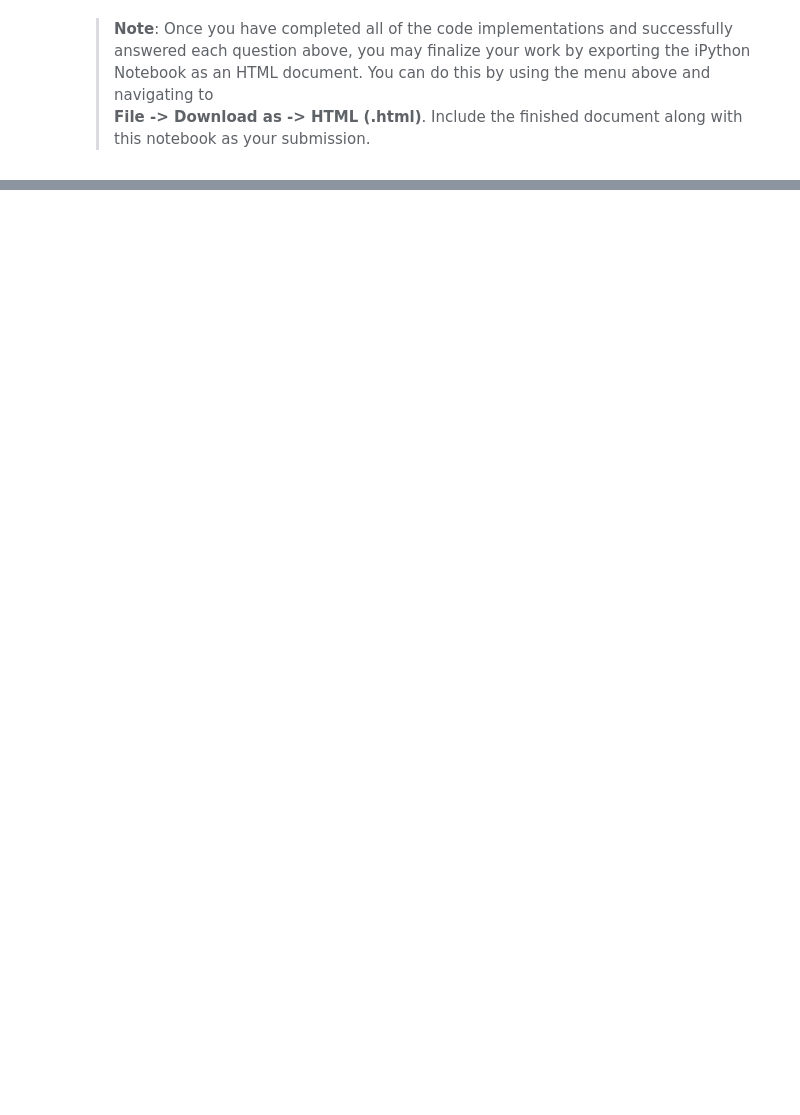
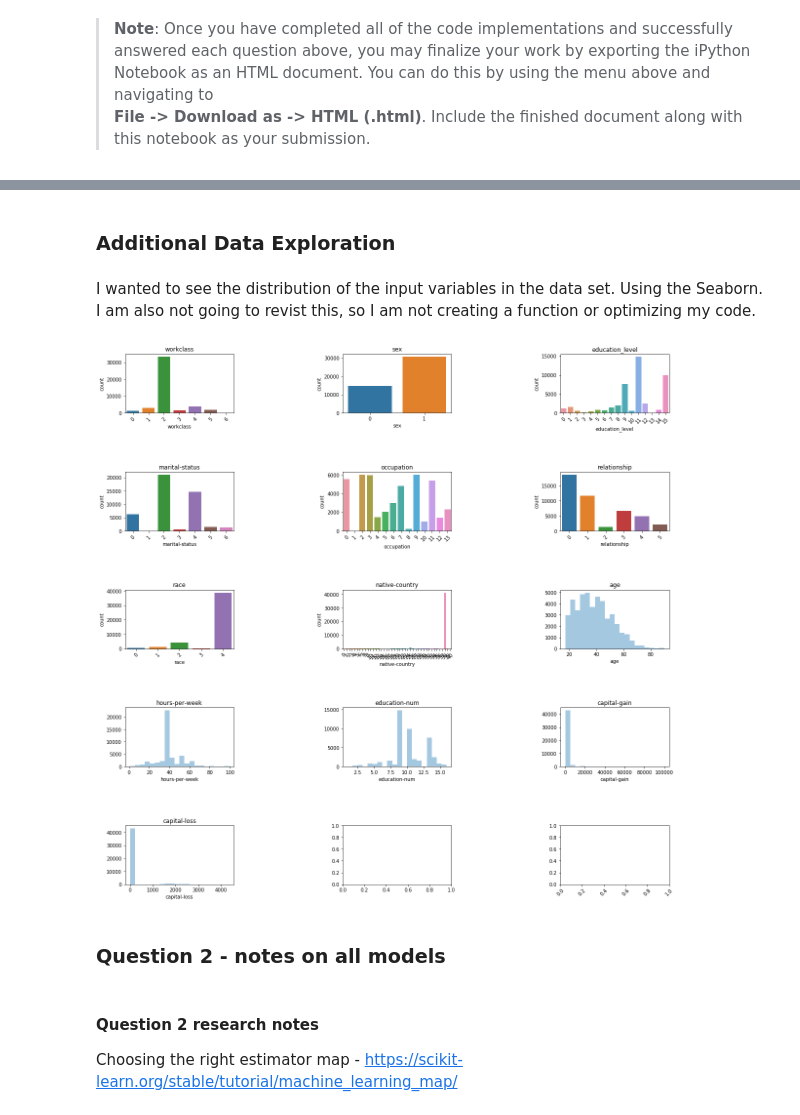
Before and after one commit to scpfoster/ML_Project1_SupervisedLearning, a Jupyter notebook: finding_donors.ipynb, the cells around one changed output, grey strips where cells are left out. Saved outputs shown, nothing was run; the diff lists cells and outputs as text; code cells hidden in the pictures; blank space fills up the shorter version.

```diff
--- a/finding_donors.ipynb
+++ b/finding_donors.ipynb
@@ -1042,0 +854,57 @@ With the reduced set, we would send out more letters and less of them would be s
+# %% [markdown]
+### Additional Data Exploration
+# %% [markdown]
+I wanted to see the distribution of the input variables in the data set.  Using the Seaborn.  I am also not going to revist this, so I am not creating a function or optimizing my code.
+# %%
+# take a quick look at the input features
+
+fig, ax = plot.subplots(5,3, figsize=(20,20))
+
+ax[0,0].set_title("workclass")
+sns.countplot(data['workclass'], ax=ax[0,0] )
+ax[0,0].tick_params('x',labelrotation=45)
+ax[0,1].set_title('sex')
+sns.countplot(data['sex'], ax=ax[0,1])
+ax[0,2].set_title('education_level')
+ax[0,2].tick_params('x',labelrotation=45)
+sns.countplot(data['education_level'], ax=ax[0,2])
+
+ax[1,0].set_title("marital-status")
+sns.countplot(data['marital-status'], ax=ax[1,0] )
+ax[1,0].tick_params('x',labelrotation=45)
+ax[1,1].set_title('occupation')
+sns.countplot(data['occupation'], ax=ax[1,1])
+ax[1,1].tick_params('x',labelrotation=45)
+ax[1,2].set_title('relationship')
+sns.countplot(data['relationship'], ax=ax[1,2])
+ax[1,2].tick_params('x',labelrotation=45)
+
+ax[2,0].set_title("race")
+sns.countplot(data['race'], ax=ax[2,0] )
+ax[2,0].tick_params('x',labelrotation=45)
+ax[2,1].set_title('native-country')
+sns.countplot(data['native-country'], ax=ax[2,1])
+ax[2,1].tick_params('x',labelrotation=45)
+ax[2,2].set_title('age')
+sns.distplot(data['age'], kde = False, bins=20, ax=ax[2,2])
+
+ax[3,0].set_title('hours-per-week')
+sns.distplot(data['hours-per-week'], kde = False, bins=20, ax=ax[3,0])
+ax[3,1].set_title('education-num')
+sns.distplot(data['education-num'], kde = False, bins=20, ax=ax[3,1])
+ax[3,2].set_title('capital-gain')
+sns.distplot(data['capital-gain'], kde = False, bins=20, ax=ax[3,2])
+
+ax[4,0].set_title('capital-loss')
+sns.distplot(data['capital-loss'], kde = False, bins=20, ax=ax[4,0])
+
+plot.xticks(rotation=45)
+plot.subplots_adjust(wspace=1, hspace=1)
+# %% [output]
+[figure, added]
+# %% [markdown]
+### Question 2 - notes on all models
+# %% [markdown]
+#### Question 2 research notes
+
+Choosing the right estimator map - https://scikit-learn.org/stable/tutorial/machine_learning_map/
```
Also changed, not shown: parts of 36 cells of this notebook, 3 other files.
